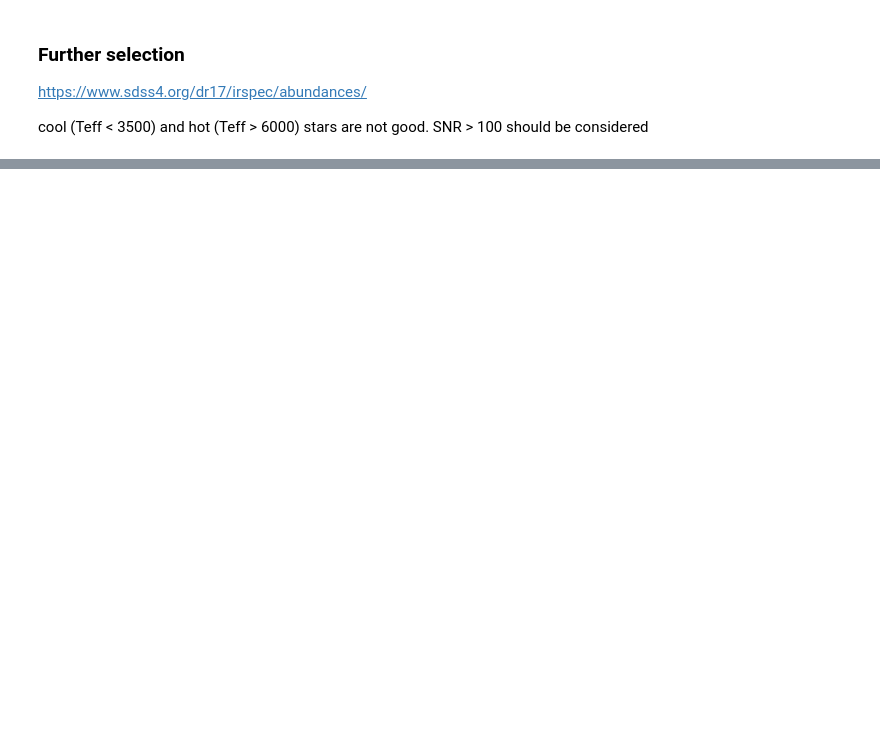
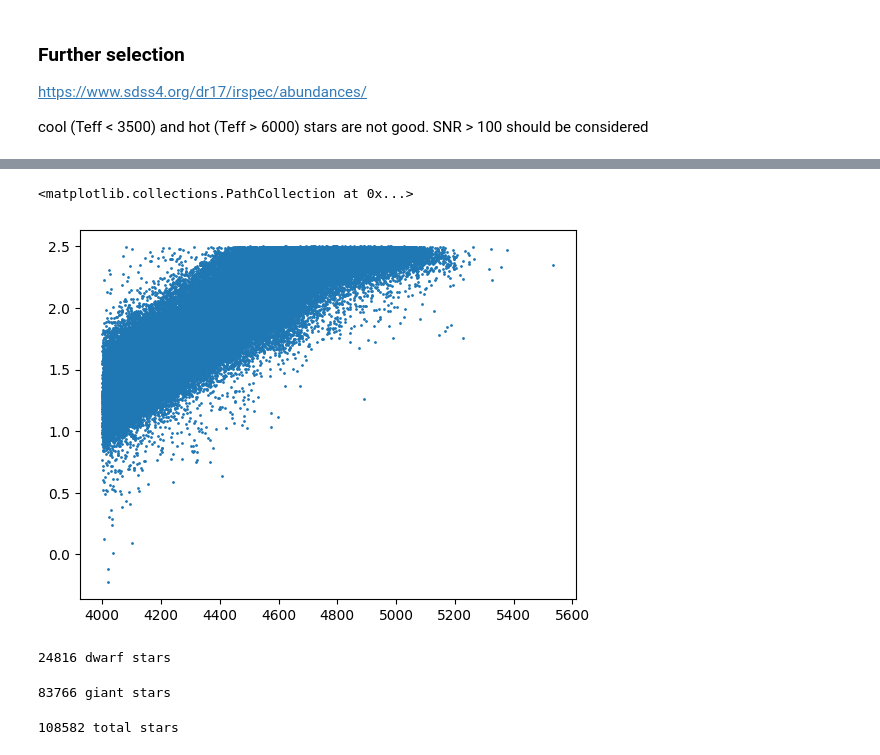
Before and after one commit to vadibekyan/AbundanceML, a Jupyter notebook: apogee_fits_read.ipynb, the cells around one changed output, grey strips where cells are left out. Cells and saved outputs as stored; diff of their text form; code cells hidden in the pictures; blank space fills up the shorter version.

```diff
--- a/apogee_fits_read.ipynb
+++ b/apogee_fits_read.ipynb
@@ -299,0 +170,20 @@ See the caveats in the documentation: https://pandas.pydata.org/pandas-docs/stab
+# %%
+plt.scatter(MST_sample[MST_sample.LOGG < 2.5].TEFF, MST_sample[MST_sample.LOGG < 2.5].LOGG, s = 1)
+# %% [output]
+<matplotlib.collections.PathCollection at 0x...>
+[figure, added]
+# %%
+MST_sample_dwarfs = MST_sample[(MST_sample['LOGG'] < 4.8) & (MST_sample['LOGG'] > 4.4) & (MST_sample['TEFF'] > 4500)]
+print (f'{len(MST_sample_dwarfs)} dwarf stars')
+# %% [output]
+24816 dwarf stars
+# %%
+MST_sample_giants = MST_sample[(MST_sample['LOGG'] < 2.5) & (MST_sample['LOGG'] > 1)]
+print (f'{len(MST_sample_giants)} giant stars')
+# %% [output]
+83766 giant stars
+# %%
+MST_final_sample = pd.merge(MST_sample_dwarfs, MST_sample_giants, how='outer')
+print (f'{len(MST_final_sample)} total stars')
+# %% [output]
+108582 total stars
```
Also changed, not shown: parts of 29 cells of this notebook, 2 other files.
